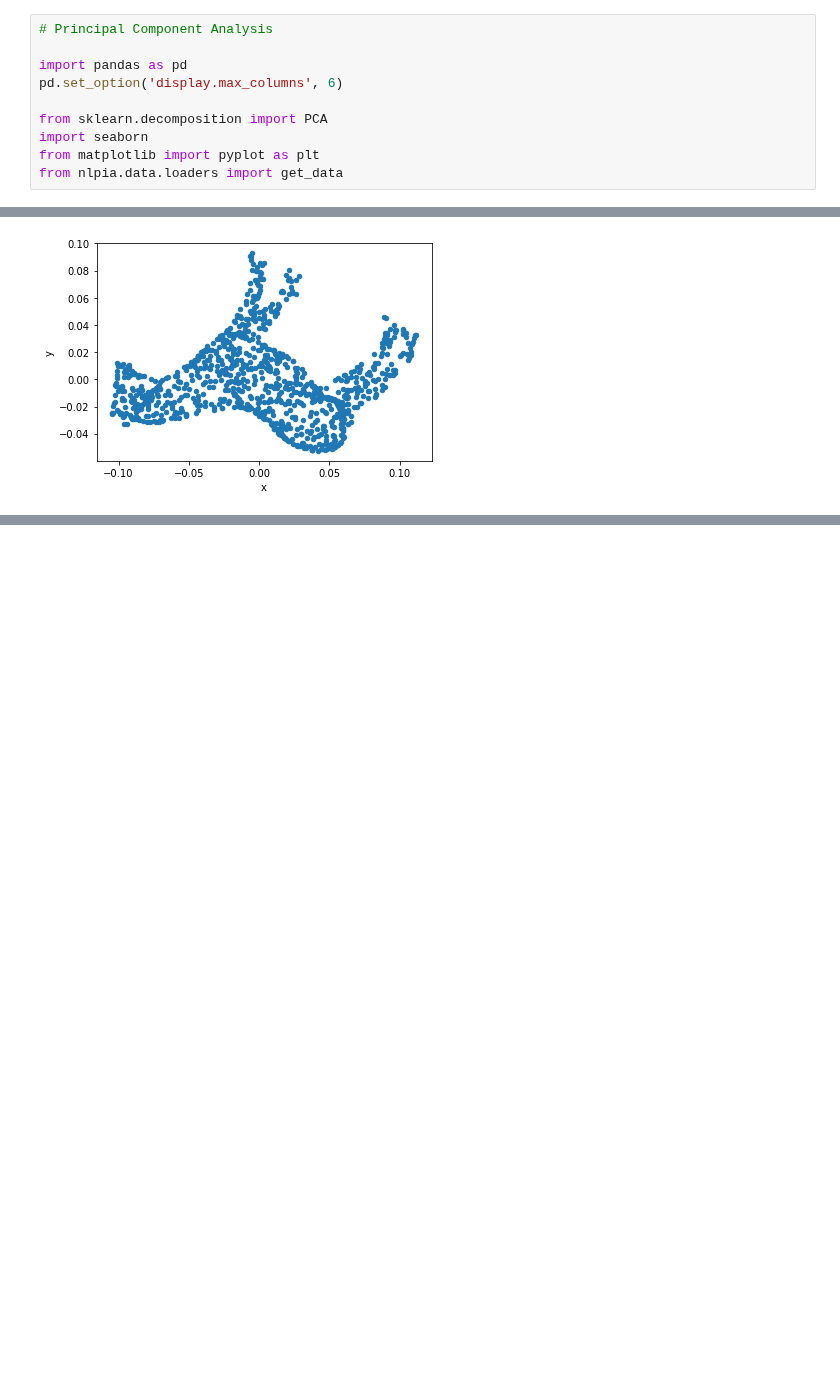
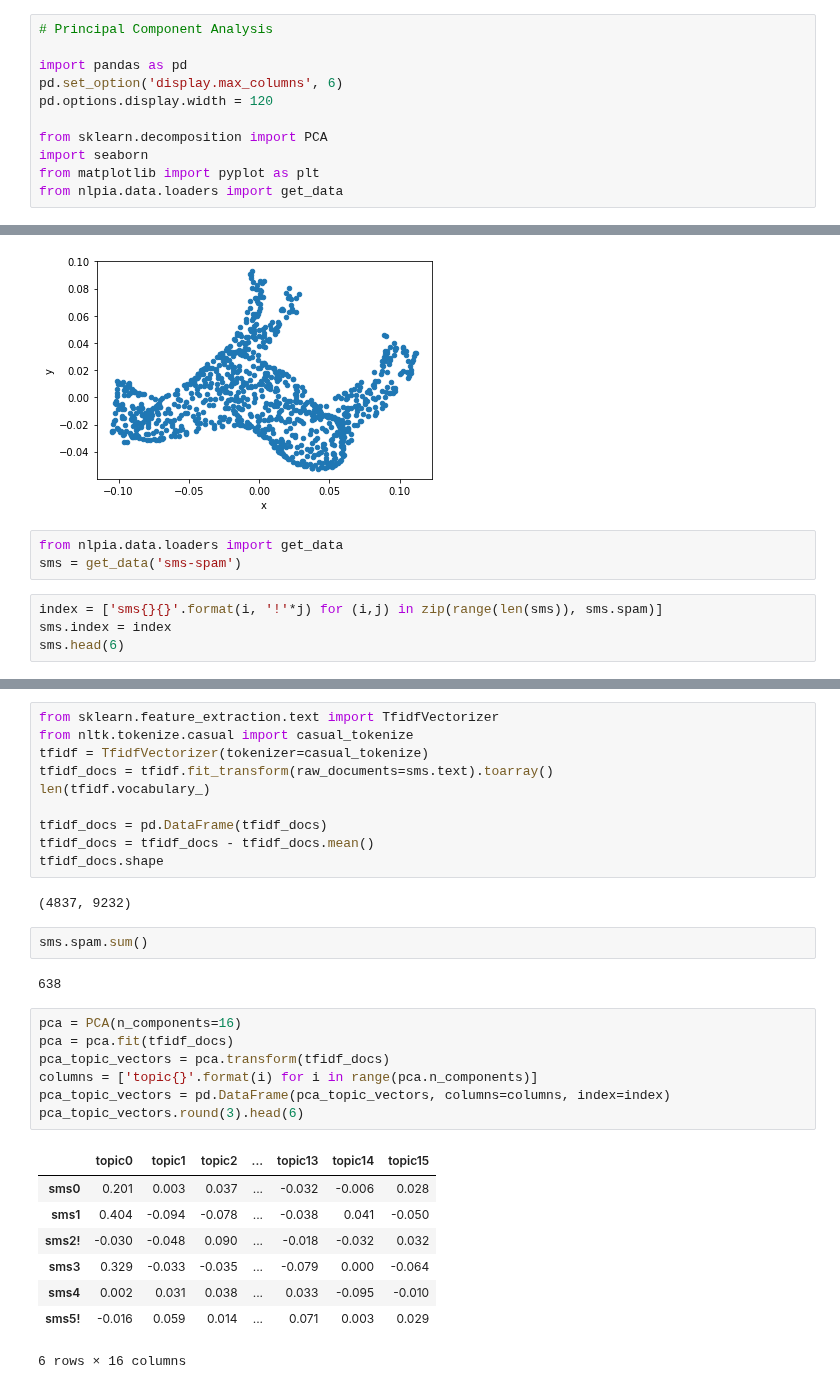
Before and after one commit to JeffRisberg/NLP04, a Jupyter notebook: principal_component_analysis.ipynb, the cells around one changed output, grey strips where cells are left out. Drawn from its saved outputs; the diff is of its cells as text; blank space fills up the shorter version.

```diff
--- a/principal_component_analysis.ipynb
+++ b/principal_component_analysis.ipynb
@@ -3,6 +3,7 @@
 
 import pandas as pd
 pd.set_option('display.max_columns', 6)
+pd.options.display.width = 120
 
 from sklearn.decomposition import PCA
 import seaborn
@@ -16,3 +17,10 @@ df2d.plot(kind='scatter', x='x', y='y')
 plt.show()
 # %% [output]
 [figure]
+# %%
+from nlpia.data.loaders import get_data
+sms = get_data('sms-spam')
+# %%
+index = ['sms{}{}'.format(i, '!'*j) for (i,j) in zip(range(len(sms)), sms.spam)]
+sms.index = index
+sms.head(6)
@@ -18,0 +35,32 @@ plt.show()
+# %%
+from sklearn.feature_extraction.text import TfidfVectorizer
+from nltk.tokenize.casual import casual_tokenize
+tfidf = TfidfVectorizer(tokenizer=casual_tokenize)
+tfidf_docs = tfidf.fit_transform(raw_documents=sms.text).toarray()
+len(tfidf.vocabulary_)
+
+tfidf_docs = pd.DataFrame(tfidf_docs)
+tfidf_docs = tfidf_docs - tfidf_docs.mean()
+tfidf_docs.shape
+# %% [output]
+(4837, 9232)
+# %%
+sms.spam.sum()
+# %% [output]
+638
+# %%
+pca = PCA(n_components=16)
+pca = pca.fit(tfidf_docs)
+pca_topic_vectors = pca.transform(tfidf_docs)
+columns = ['topic{}'.format(i) for i in range(pca.n_components)]
+pca_topic_vectors = pd.DataFrame(pca_topic_vectors, columns=columns, index=index)
+pca_topic_vectors.round(3).head(6)
+# %% [output]
+|  | topic0 | topic1 | topic2 | ... | topic13 | topic14 | topic15 |
+| sms0 | 0.201 | 0.003 | 0.037 | ... | -0.032 | -0.006 | 0.028 |
+| sms1 | 0.404 | -0.094 | -0.078 | ... | -0.038 | 0.041 | -0.050 |
+| sms2! | -0.030 | -0.048 | 0.090 | ... | -0.018 | -0.032 | 0.032 |
+| sms3 | 0.329 | -0.033 | -0.035 | ... | -0.079 | 0.000 | -0.064 |
+| sms4 | 0.002 | 0.031 | 0.038 | ... | 0.033 | -0.095 | -0.010 |
+| sms5! | -0.016 | 0.059 | 0.014 | ... | 0.071 | 0.003 | 0.029 |
+6 rows × 16 columns
```
Also changed, not shown: parts of 3 cells of this notebook.
